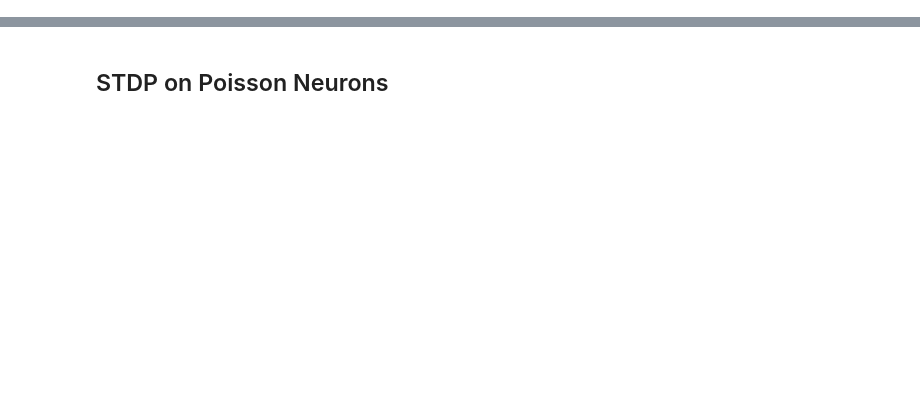
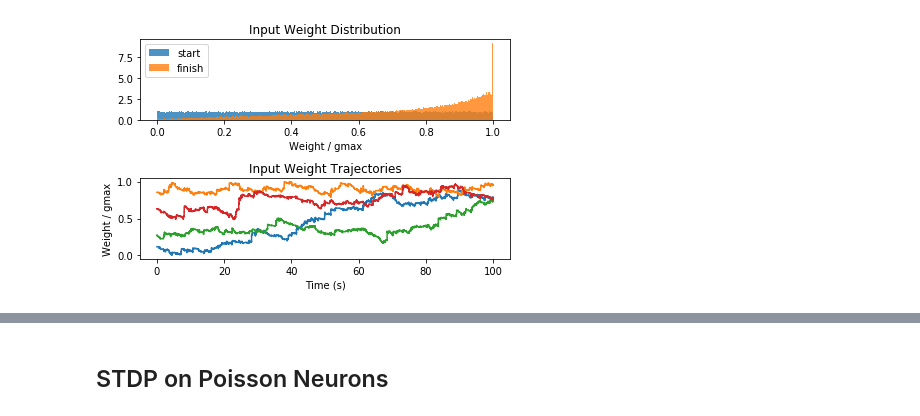
Before and after one commit to DeanTM/masters-scripts, a Jupyter notebook: STDP experiments/STDP Experiments.ipynb, the cells around one changed output, grey strips where cells are left out. Drawn from its saved outputs; the diff is of its cells as text; code cells hidden in the pictures; blank space fills up the shorter version.

```diff
--- a/STDP experiments/STDP Experiments.ipynb
+++ b/STDP experiments/STDP Experiments.ipynb
@@ -8,0 +279,81 @@ from tqdm import tqdm
+# %%
+b2.figure()
+b2.subplot(211)
+b2.title('Input Weight Distribution')
+b2.hist(
+    input_weights_before.ravel() / gmax,
+    int(np.sqrt(synapse_input.w.shape)),
+    density=True,
+    label='start',
+    alpha=0.8
+)
+b2.hist(
+    synapse_input.w / gmax,
+    int(np.sqrt(synapse_input.w.shape)),
+    density=True,
+    label='finish',
+    alpha=0.8
+)
+b2.legend()
+b2.xlabel('Weight / gmax')
+
+b2.subplot(212)
+b2.title('Input Weight Trajectories')
+b2.plot(statemon_input.t/b2.second, statemon_input.w.T/gmax)
+b2.xlabel('Time (s)')
+b2.ylabel('Weight / gmax')
+b2.tight_layout()
+
+if recurrent_weights:
+    b2.figure()
+    b2.subplot(211)
+    b2.title('Recurrent Weight Distribution')
+    b2.hist(
+    recurrent_weights_before.ravel() / gmax,
+    int(np.sqrt(synapse_recurrent.w.shape)),
+    density=True,
+    label='start',
+    alpha=0.8
+    )
+    b2.hist(
+    synapse_input.w / gmax,
+    int(np.sqrt(synapse_recurrent.w.shape)),
+    density=True,
+    label='finish',
+    alpha=0.8
+    )
+    b2.legend()
+    b2.xlabel('Weight / gmax')
+
+    b2.subplot(212)
+    b2.title('Recurrent Weight Trajectories')
+    b2.plot(statemon_recurrent.t/b2.second, statemon_recurrent.w.T/gmax)
+    b2.xlabel('Time (s)')
+    b2.ylabel('Weight / gmax')
+    b2.tight_layout()
+
+
+    b2.figure()
+    recurrent_weights_after = np.zeros((N_output,N_output))
+    recurrent_weights_after[synapse_recurrent.i[:], synapse_recurrent.j[:]] = synapse_recurrent.w[:]
+
+    b2.suptitle('Recurrent Weights Matrices')
+    b2.subplot(121)
+    b2.title('Before')
+    b2.imshow(recurrent_weights_before)
+    b2.ylabel('presynaptic neuron')
+    b2.xlabel('postsynaptic neuron')
+    b2.subplot(122)
+    b2.title('After')
+    b2.imshow(recurrent_weights_after)
+    b2.xlabel('postsynaptic neuron')
+    b2.tight_layout()
+
+if responsive_neurons:
+    b2.figure()
+    b2.plot(ratemon.t / b2.second, ratemon.smooth_rate(window='gaussian', width=100*b2.ms)/b2.Hz)
+    b2.xlabel('Time (s)')
+    b2.ylabel('Output Rate (Hz)')
+b2.show()
+# %% [output]
+[figure, added]
```
Also changed, not shown: parts of 13 cells of this notebook, 1 other file.
